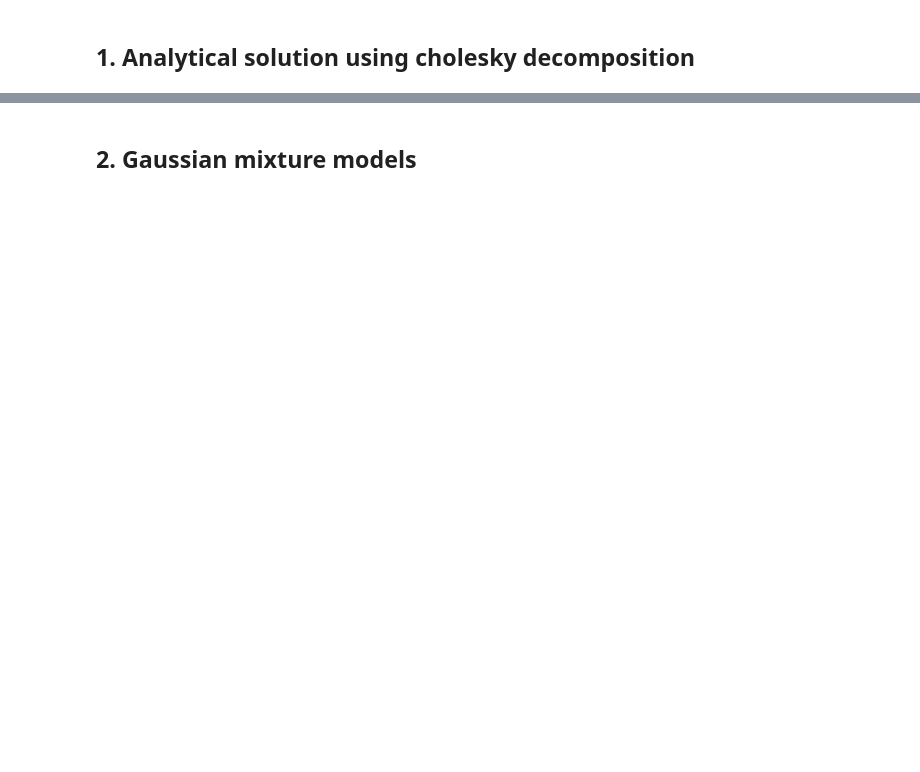
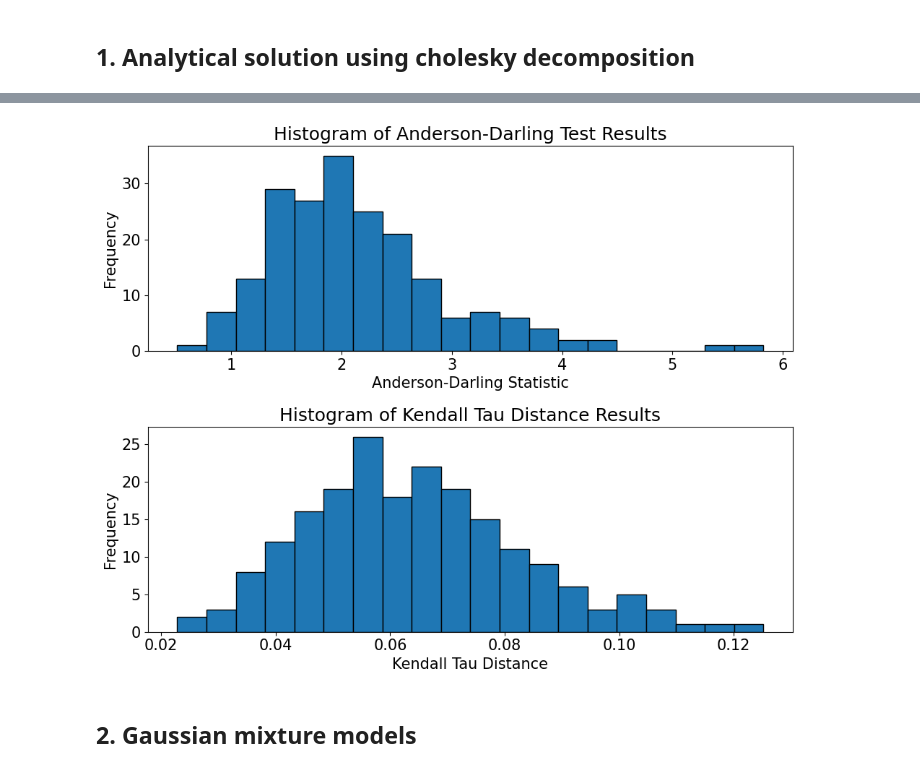
Before and after one commit to nabz78350/MCMC-project, a Jupyter notebook: MCMC_project.ipynb, the cells around one changed output, grey strips where cells are left out. Drawn from its saved outputs; the diff is of its cells as text; code cells hidden in the pictures; blank space fills up the shorter version.

```diff
--- a/MCMC_project.ipynb
+++ b/MCMC_project.ipynb
@@ -10,6 +10,9 @@ import json
 from sklearn.mixture import GaussianMixture
 from sklearn.model_selection import train_test_split
 IMAGES_PATH = 'images/'
+# %%
+
+plt.rcParams['font.size'] = 15
 # %% [markdown]
 ## importing data
 # %%
@@ -119,33 +154,28 @@ for i in tqdm(range(200)):
     ad.append(AndersonDarling(synthetic_data,test_sample.values))
     kendall.append(kendall_tau_distance(pd.DataFrame(synthetic_data,columns =test_sample.columns),test_sample))
 # %%
-simulations = pd.DataFrame({'AndersonDarling':ad,'Kendall':kendall})
-import matplotlib.pyplot as plt
 
-# Assuming your DataFrame is named df
 df = pd.DataFrame({'AndersonDarling': ad, 'Kendall': kendall})
 
-# Creating subplots
 fig, axes = plt.subplots(nrows=2, ncols=1, figsize=(10, 8))
 
-# Plotting histogram for AndersonDarling values
 axes[0].hist(df['AndersonDarling'], bins=20, edgecolor='black')
 axes[0].set_title('Histogram of Anderson-Darling Test Results')
 axes[0].set_xlabel('Anderson-Darling Statistic')
 axes[0].set_ylabel('Frequency')
 
-# Plotting histogram for Kendall values
 axes[1].hist(df['Kendall'], bins=20, edgecolor='black')
 axes[1].set_title('Histogram of Kendall Tau Distance Results')
 axes[1].set_xlabel('Kendall Tau Distance')
 axes[1].set_ylabel('Frequency')
 
-# Adjusting layout and displaying the plot
 plt.tight_layout()
 plt.show()
 
 
 fig.savefig(IMAGES_PATH + 'cholesky_iterations_metrics')
+# %% [output]
+[figure, added]
 # %% [markdown]
 ## 2. Gaussian mixture models
 # %%
```
Also changed, not shown: parts of 27 cells of this notebook, 22 other files.
